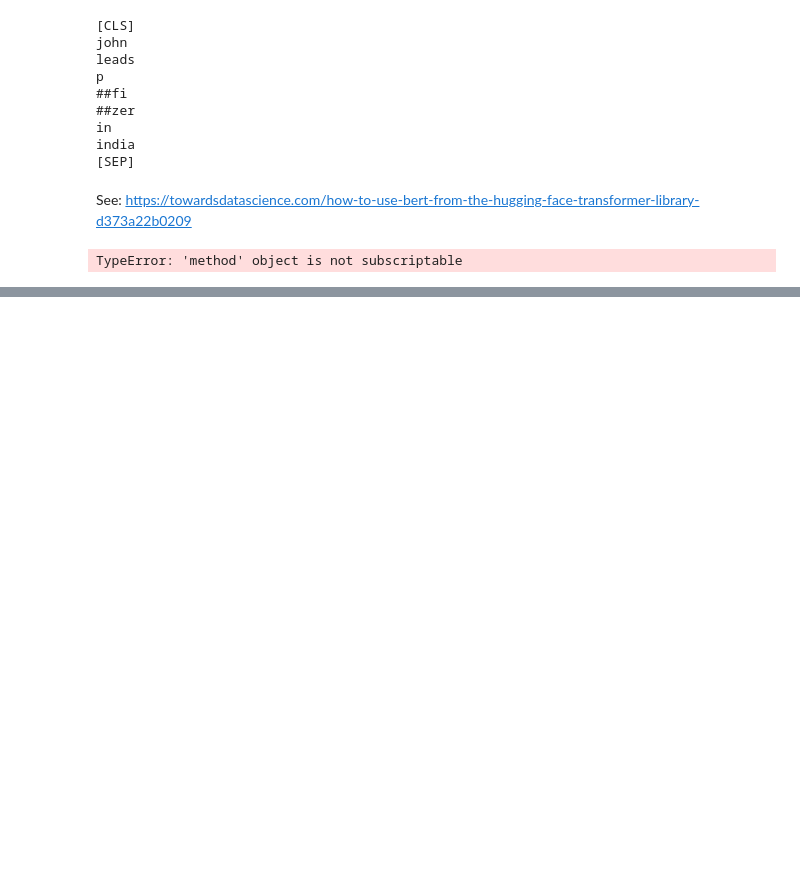
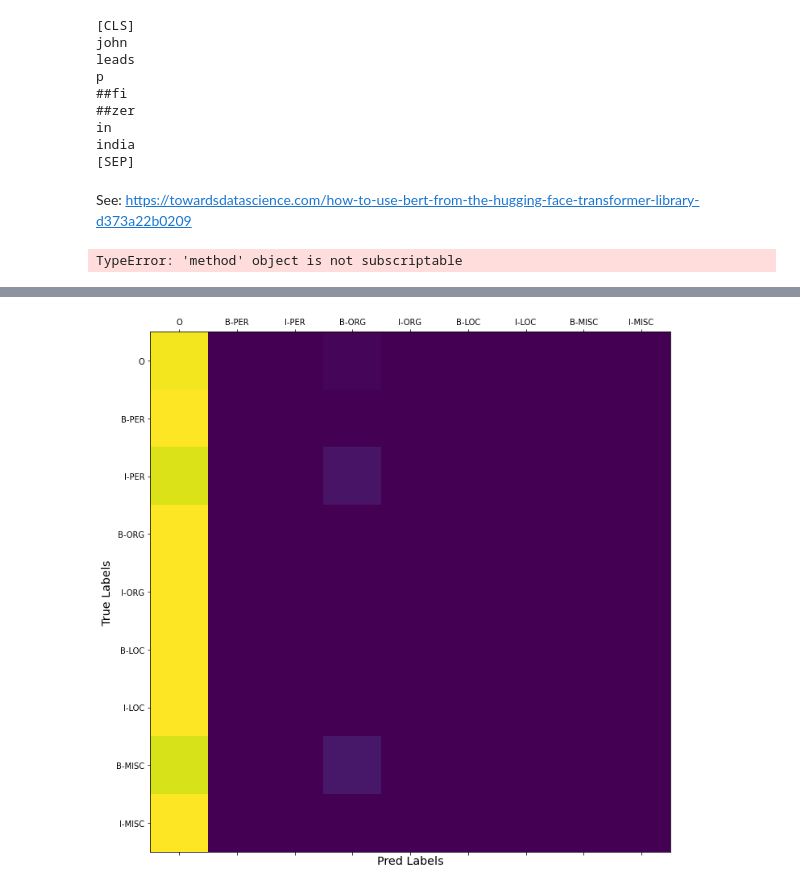
Before and after one commit to FilterBubbleErik/transformers, a Jupyter notebook: test.ipynb, the cells around one changed output, grey strips where cells are left out. Saved outputs shown, nothing was run; the diff lists cells and outputs as text; code cells hidden in the pictures; blank space fills up the shorter version.

```diff
--- a/test.ipynb
+++ b/test.ipynb
@@ -1662,0 +1795,6 @@ TypeError: 'method' object is not subscriptable
+# %%
+model.train().to(device)
+optimizer = optim.AdamW(params=model.parameters(), lr=1e-5)
+# %%
+n_epochs = 3
+train_data = torch.utils.data.DataLoader(dataset['train'], batch_size=4)
@@ -1662,0 +1846,4 @@ TypeError: 'method' object is not subscriptable
+# %%
+model = model.eval()
+# batch the train data so that each batch contains 4 examples (using 'batch_size')
+test_data = torch.utils.data.DataLoader(dataset['test'], batch_size=4)
@@ -1662,0 +1876,29 @@ TypeError: 'method' object is not subscriptable
+# %%
+# Normalize by dividing every row by its sum
+for i in range(num_labels):
+    confusion[i] = confusion[i] / confusion[i].sum()
+# %%
+fig, ax = plt.subplots(figsize=(10, 10))
+# visualize the loss values
+ax.matshow(confusion.numpy())
+
+# get the labels
+labels = list(label2id.keys())
+ids = np.arange(len(labels))
+
+ax.set_ylabel('True Labels', fontsize='x-large')
+ax.set_xlabel('Pred Labels', fontsize='x-large')
+
+# set the x ticks
+ax.set_xticks(ids)
+ax.set_xticklabels(labels)
+
+# set the y ticks
+ax.set_yticks(ids)
+ax.set_yticklabels(labels)
+
+# plot figure
+fig.tight_layout()
+plt.show()
+# %% [output]
+[figure, added]
```
Also changed, not shown: parts of 19 cells of this notebook.
